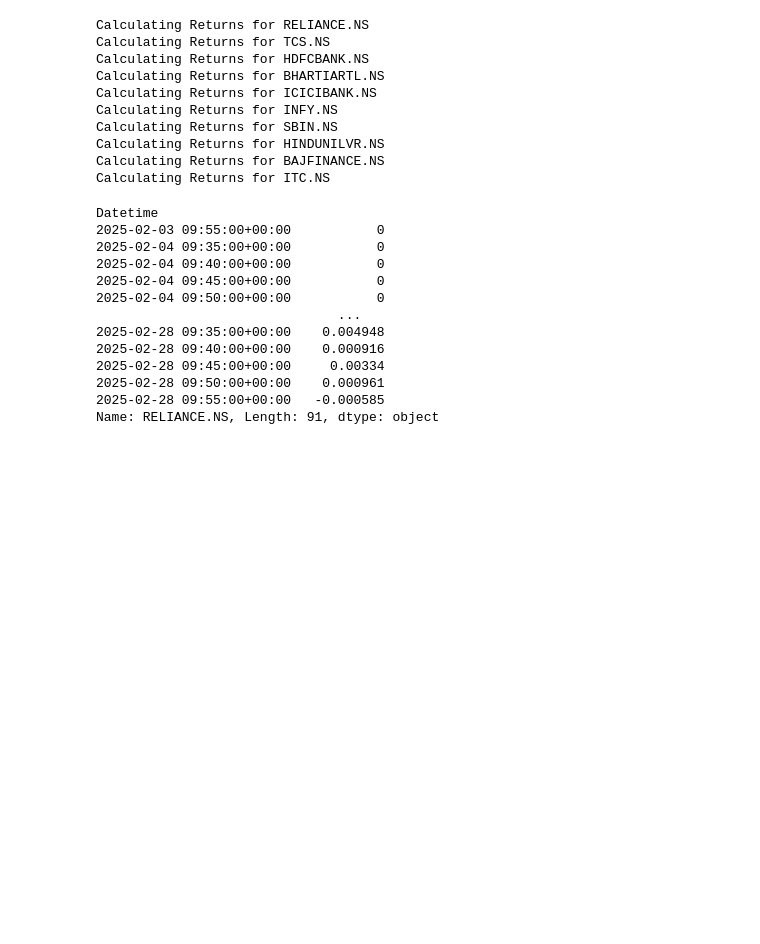
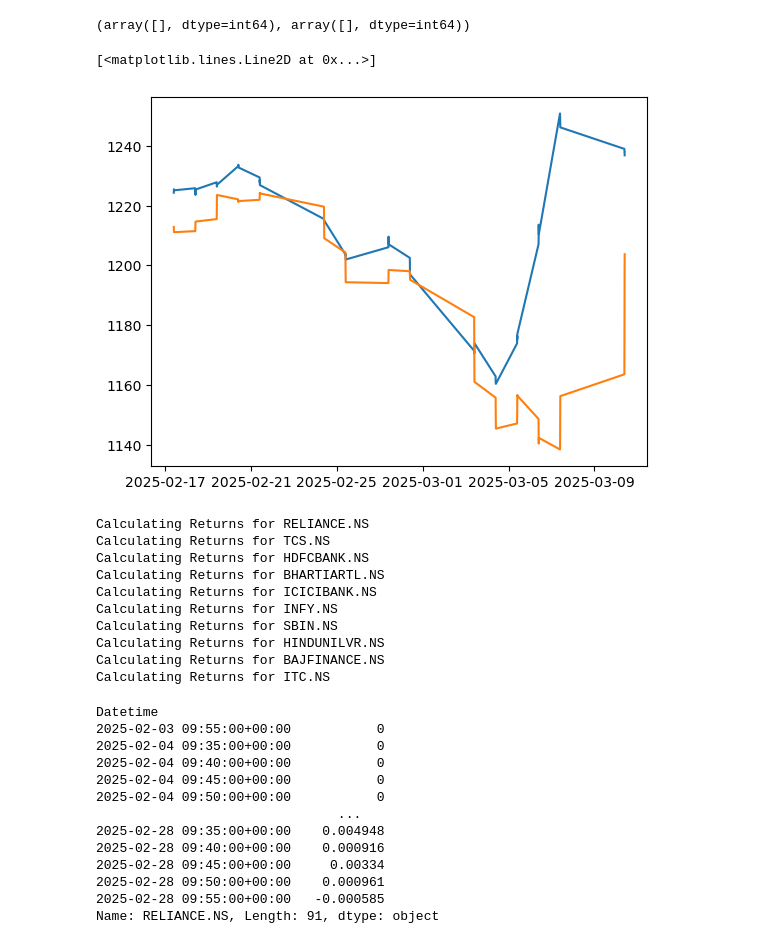
Before and after one commit to isouravsharma/AlgoQuantPi, a Jupyter notebook: Quant/STRATEGY_3_INTR_MEAN.ipynb, the cells around one changed output. Drawn from its saved outputs; the diff is of its cells as text; code cells hidden in the pictures; blank space fills up the shorter version.

```diff
--- a/Quant/STRATEGY_3_INTR_MEAN.ipynb
+++ b/Quant/STRATEGY_3_INTR_MEAN.ipynb
@@ -24,6 +27,6 @@ tickers = ['RELIANCE.NS'
 # Store data in dictionary
 ohlcv_dict = {}
 for stock in tickers:
-    ohlcv_dict[stock] = get_ohlcv(ticker=stock, period = '1mo', interval='5m')
+    ohlcv_dict[stock] = get_ohlcv(ticker=stock, period = '1mo', interval='5m', multi_level_index=False)
     ohlcv_dict[stock] = ohlcv_dict[stock].between_time('09:35', '16:00')
 # %% [output]
@@ -54,10 +56,15 @@ for stock in tickers:
     data[stock]['roll_min_cp'] = data[stock]['Low'].rolling(20).min()
     data[stock]['roll_max_vol'] = data[stock]['Volume'].rolling(20).max()
     data[stock].dropna(inplace = True)
+    data[stock]['Signal'] = 0
     tickers_signal[stock] = ''
     tickers_ret[stock] = [0]
 # %%
 # df = data['RELIANCE.NS'].copy()
 # df
-data['RELIANCE.NS']
+stock = 'RELIANCE.NS'
+np.where(data['RELIANCE.NS']['RSI'] < 20),
+# np.where((data[stock]['Close']<= data[stock]['LB']), 1, 0)
+# np.where((data[stock]['Close'].values <= data[stock]['LB'].values), 1,0)
+np.where((data[stock]['Close'] <= data[stock]['LB']), 1,0)
 # %% [output]
@@ -143,3 +134,13 @@ for stock in tickers:
+# %%
+np.where([data['RELIANCE.NS']['Signal'] == 1])
+# %% [output]
+(array([], dtype=int64), array([], dtype=int64))
+# %%
+plt.plot(data['RELIANCE.NS']['Close'])
+plt.plot(data['RELIANCE.NS']['LB'])
+# %% [output]
+[<matplotlib.lines.Line2D at 0x...>]
+[figure, added]
 # %%
 # Identifying signal and calculating return
 
```
Also changed, not shown: parts of 6 cells of this notebook, 1 other file.
